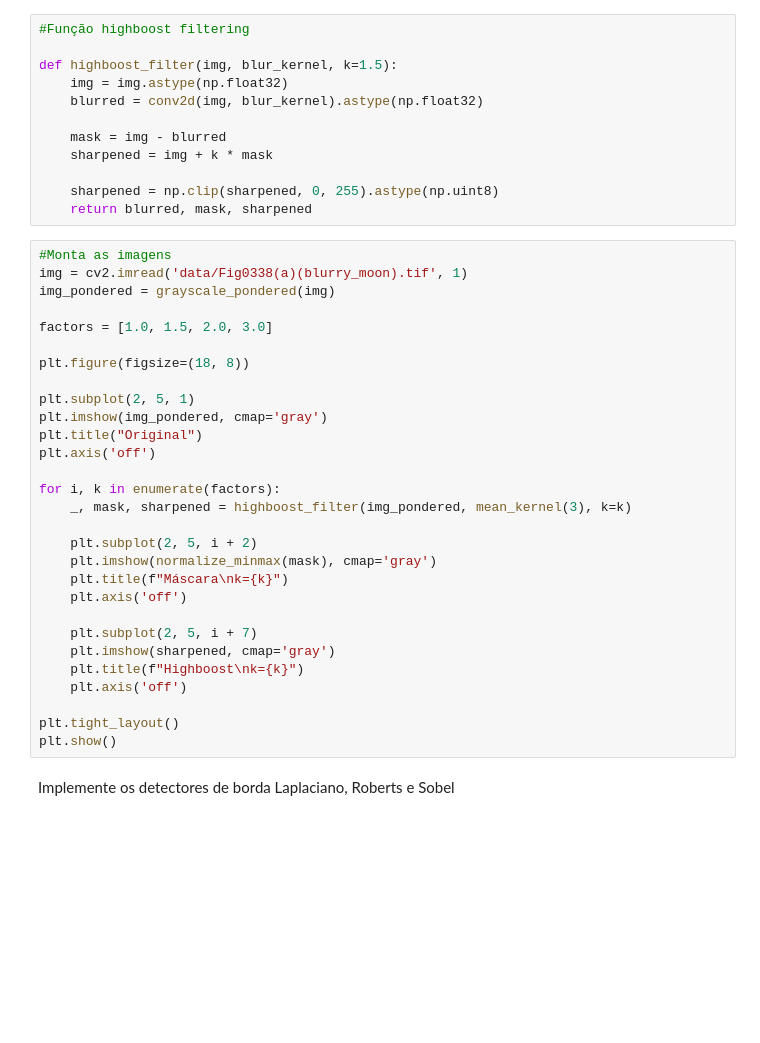
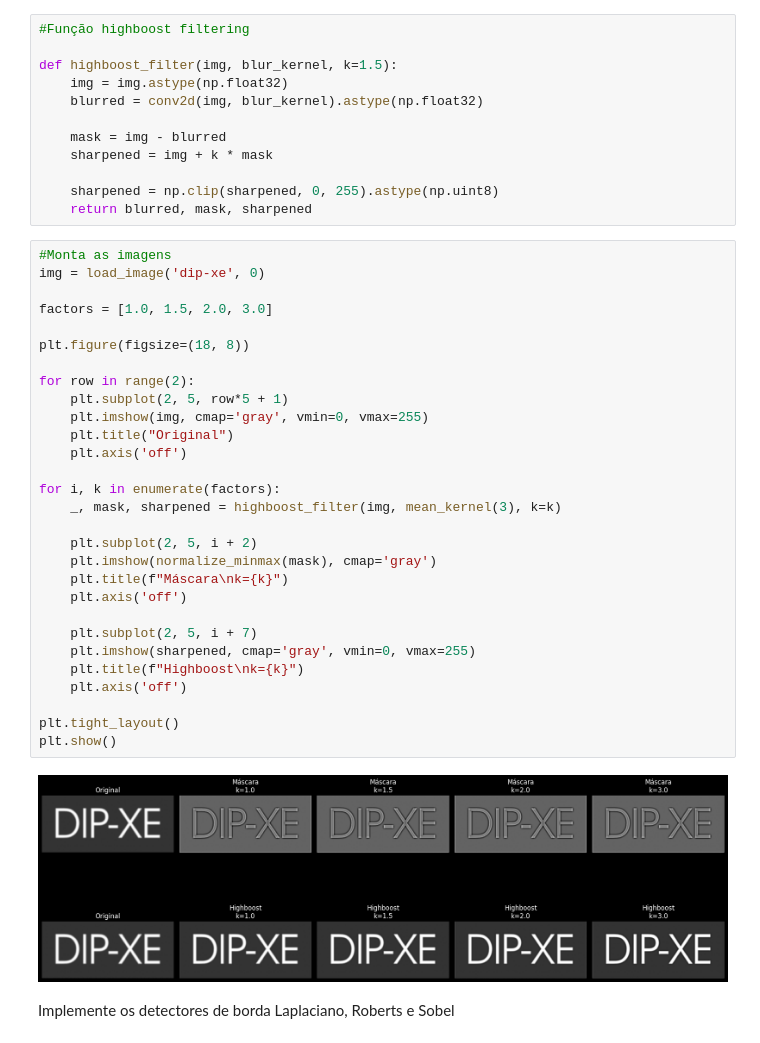
Before and after one commit to jvctrsilva/PDI_T1_Filtragem_Espacial, a Jupyter notebook: Filtragem_Espacial.ipynb, the cells around one changed output. Drawn from its saved outputs; the diff is of its cells as text; blank space fills up the shorter version.

Commit message:
fix: corrigindo a plotagem do resutlado do highboost filtering

```diff
--- a/Filtragem_Espacial.ipynb
+++ b/Filtragem_Espacial.ipynb
@@ -587,33 +587,35 @@ def highboost_filter(img, blur_kernel, k=1.5):
     return blurred, mask, sharpened
 # %%
 #Monta as imagens
-img = cv2.imread('data/Fig0338(a)(blurry_moon).tif', 1)
-img_pondered = grayscale_pondered(img)
+img = load_image('dip-xe', 0)
 
 factors = [1.0, 1.5, 2.0, 3.0]
 
 plt.figure(figsize=(18, 8))
 
-plt.subplot(2, 5, 1)
-plt.imshow(img_pondered, cmap='gray')
-plt.title("Original")
-plt.axis('off')
+for row in range(2):
+    plt.subplot(2, 5, row*5 + 1)
+    plt.imshow(img, cmap='gray', vmin=0, vmax=255)
+    plt.title("Original")
+    plt.axis('off')
 
 for i, k in enumerate(factors):
-    _, mask, sharpened = highboost_filter(img_pondered, mean_kernel(3), k=k)
+    _, mask, sharpened = highboost_filter(img, mean_kernel(3), k=k)
 
     plt.subplot(2, 5, i + 2)
     plt.imshow(normalize_minmax(mask), cmap='gray')
     plt.title(f"Máscara\nk={k}")
     plt.axis('off')
 
     plt.subplot(2, 5, i + 7)
-    plt.imshow(sharpened, cmap='gray')
+    plt.imshow(sharpened, cmap='gray', vmin=0, vmax=255)
     plt.title(f"Highboost\nk={k}")
     plt.axis('off')
 
 plt.tight_layout()
 plt.show()
+# %% [output]
+[figure, added]
 # %% [markdown]
 Implemente os detectores de borda Laplaciano, Roberts e Sobel
 # %%
```
